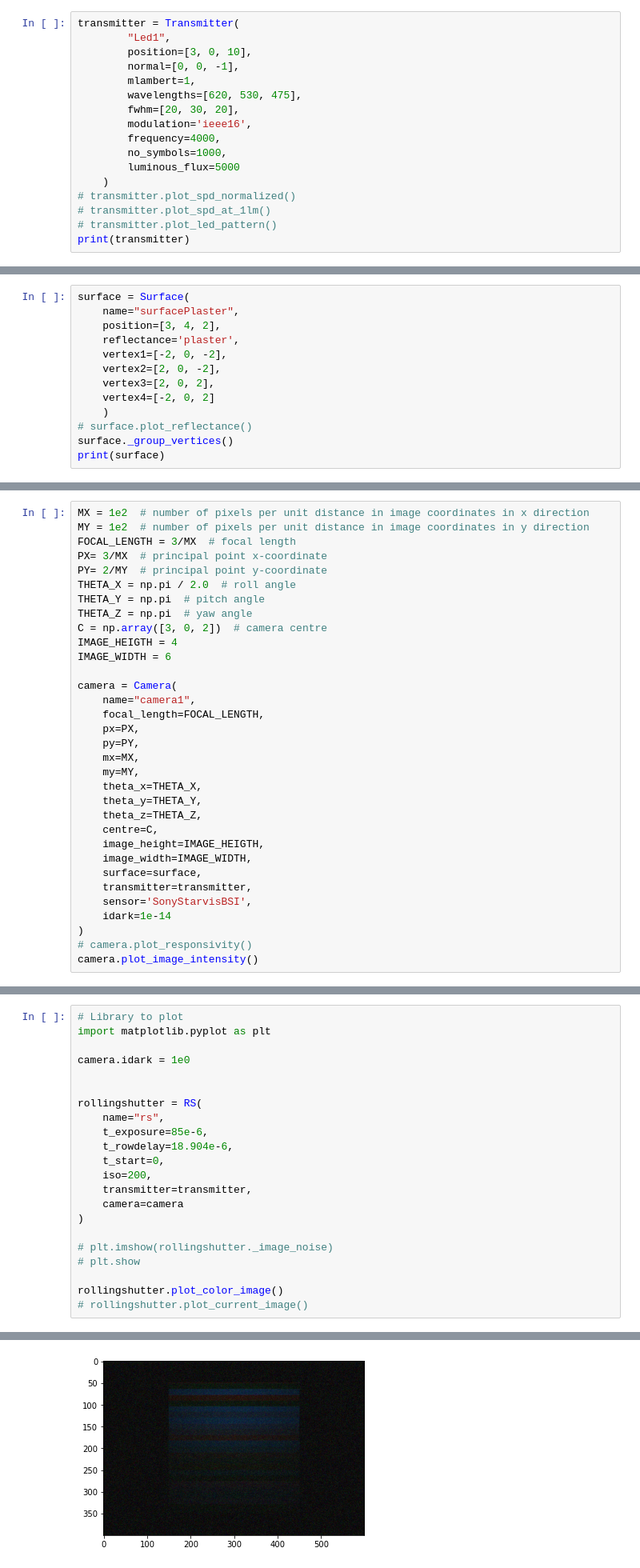
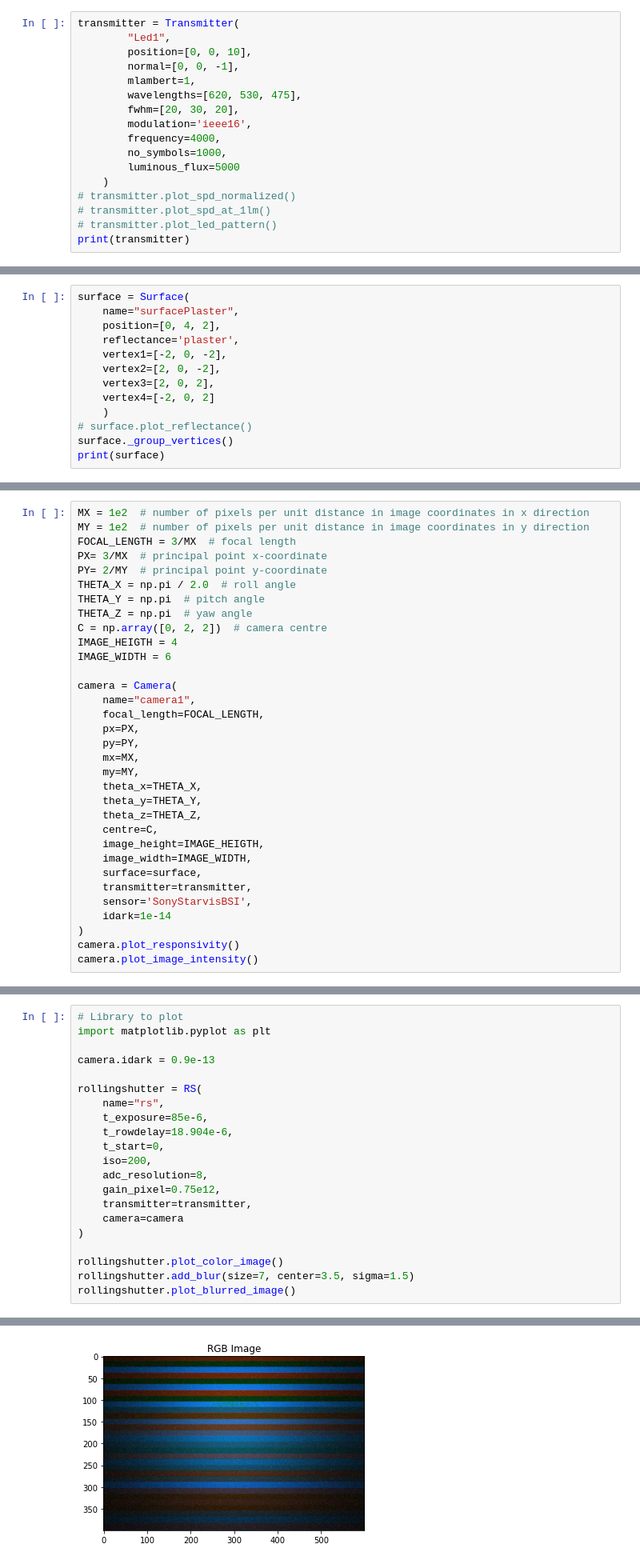
Before and after one commit to jufgutierrezgo/rs-vlc-model, a Jupyter notebook: rs-vlc-simulation.ipynb, the cells around one changed output, grey strips where cells are left out. Shown at 80% size. Saved outputs shown, nothing was run; the diff lists cells and outputs as text.

Commit message:
RS Thermal noise implemented

```diff
--- a/rs-vlc-simulation.ipynb
+++ b/rs-vlc-simulation.ipynb
@@ -18,7 +18,7 @@ import numpy as np
 # %%
 transmitter = Transmitter(
         "Led1",
-        position=[3, 0, 10],
+        position=[0, 0, 10],
         normal=[0, 0, -1],
         mlambert=1,
         wavelengths=[620, 530, 475],
@@ -54,7 +54,7 @@ Total Power emmited by the Transmitter [W]:
 # %%
 surface = Surface(
     name="surfacePlaster",
-    position=[3, 4, 2],
+    position=[0, 4, 2],
     reflectance='plaster',
     vertex1=[-2, 0, -2],
     vertex2=[2, 0, -2],
@@ -82,7 +82,7 @@ PY= 2/MY  # principal point y-coordinate
 THETA_X = np.pi / 2.0  # roll angle
 THETA_Y = np.pi  # pitch angle
 THETA_Z = np.pi  # yaw angle
-C = np.array([3, 0, 2])  # camera centre
+C = np.array([0, 2, 2])  # camera centre
 IMAGE_HEIGTH = 4
 IMAGE_WIDTH = 6
 
@@ -104,7 +104,7 @@ camera = Camera(
     sensor='SonyStarvisBSI',
     idark=1e-14
 )
-# camera.plot_responsivity()
+camera.plot_responsivity()
 camera.plot_image_intensity()
 # %% [output]
 Projecting surface onto the image plane...
@@ -140,8 +141,7 @@ Crosstalk matrix:
 # Library to plot
 import matplotlib.pyplot as plt
 
-camera.idark = 1e0
-
+camera.idark = 0.9e-13
 
 rollingshutter = RS(
     name="rs",
@@ -149,15 +149,15 @@ rollingshutter = RS(
     t_rowdelay=18.904e-6,
     t_start=0,
     iso=200,
+    adc_resolution=8,
+    gain_pixel=0.75e12,
     transmitter=transmitter,
     camera=camera
 )
 
-# plt.imshow(rollingshutter._image_noise)
-# plt.show
-
 rollingshutter.plot_color_image()
-# rollingshutter.plot_current_image()
+rollingshutter.add_blur(size=7, center=3.5, sigma=1.5)
+rollingshutter.plot_blurred_image()
 # %% [output]
 Row bins:
 [  0  11  25  38  51  64  78  91 104 117 130 144 157 170 183 197 210 223
@@ -166 +166 @@ Row bins:
-[figure, old version]
+[figure, new version]
```
Also changed, not shown: parts of 3 cells of this notebook, 3 other files.
